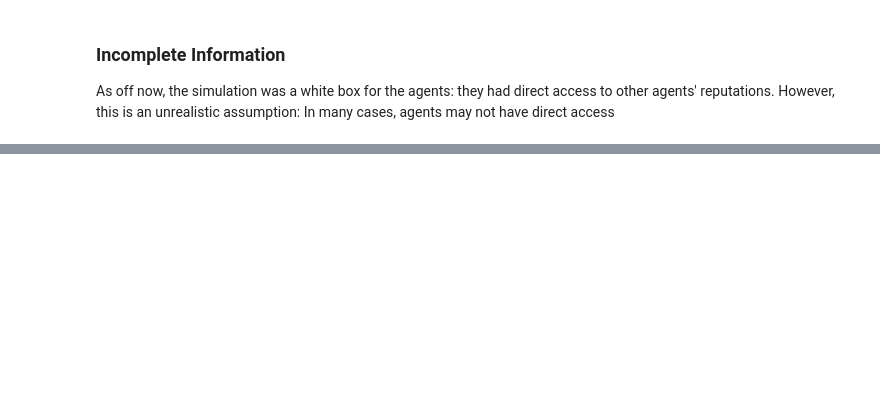
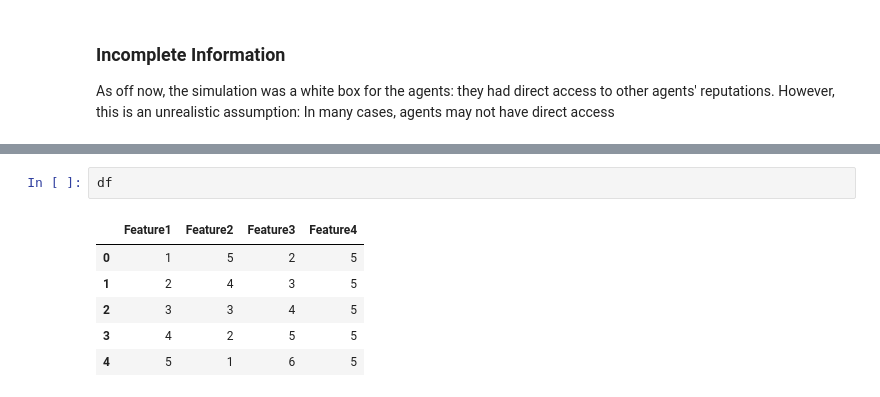
Before and after one commit to philipp-hellwig/evolution-cooperation, a Jupyter notebook: Bayesian_Agents.ipynb, the cells around one changed output, grey strips where cells are left out. Drawn from its saved outputs; the diff is of its cells as text; blank space fills up the shorter version.

```diff
--- a/Bayesian_Agents.ipynb
+++ b/Bayesian_Agents.ipynb
@@ -109,0 +266,9 @@ fig.tight_layout(w_pad=1, h_pad=1)
+# %%
+df
+# %% [output]
+|  | Feature1 | Feature2 | Feature3 | Feature4 |
+| 0 | 1 | 5 | 2 | 5 |
+| 1 | 2 | 4 | 3 | 5 |
+| 2 | 3 | 3 | 4 | 5 |
+| 3 | 4 | 2 | 5 | 5 |
+| 4 | 5 | 1 | 6 | 5 |
```
Also changed, not shown: parts of 12 cells of this notebook, 4 other files.
